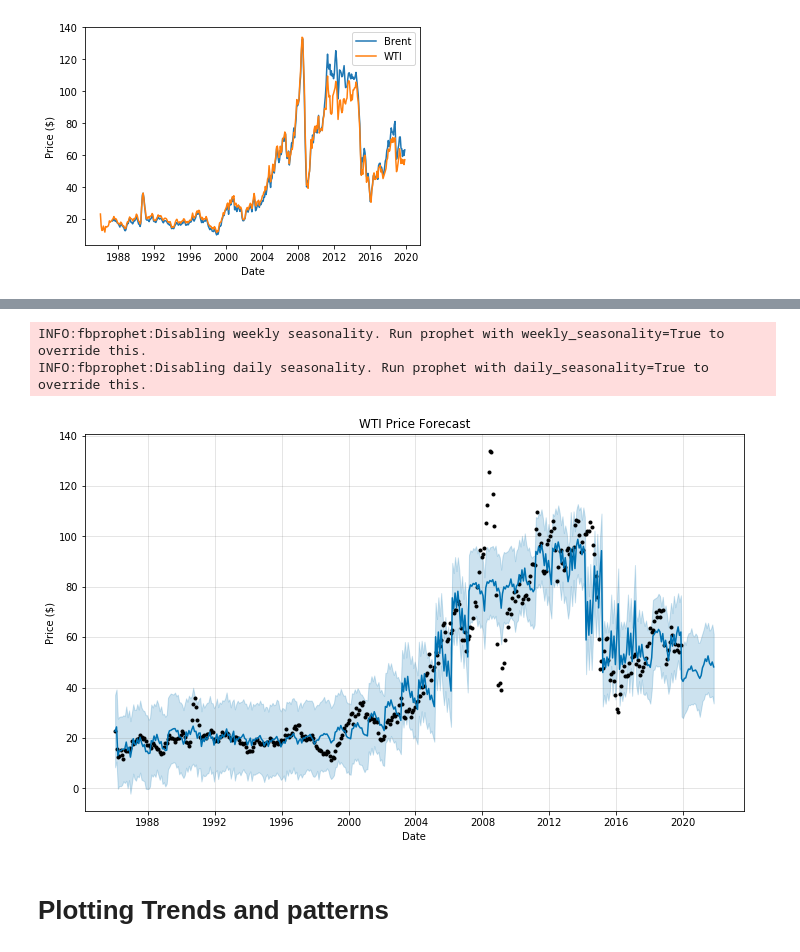
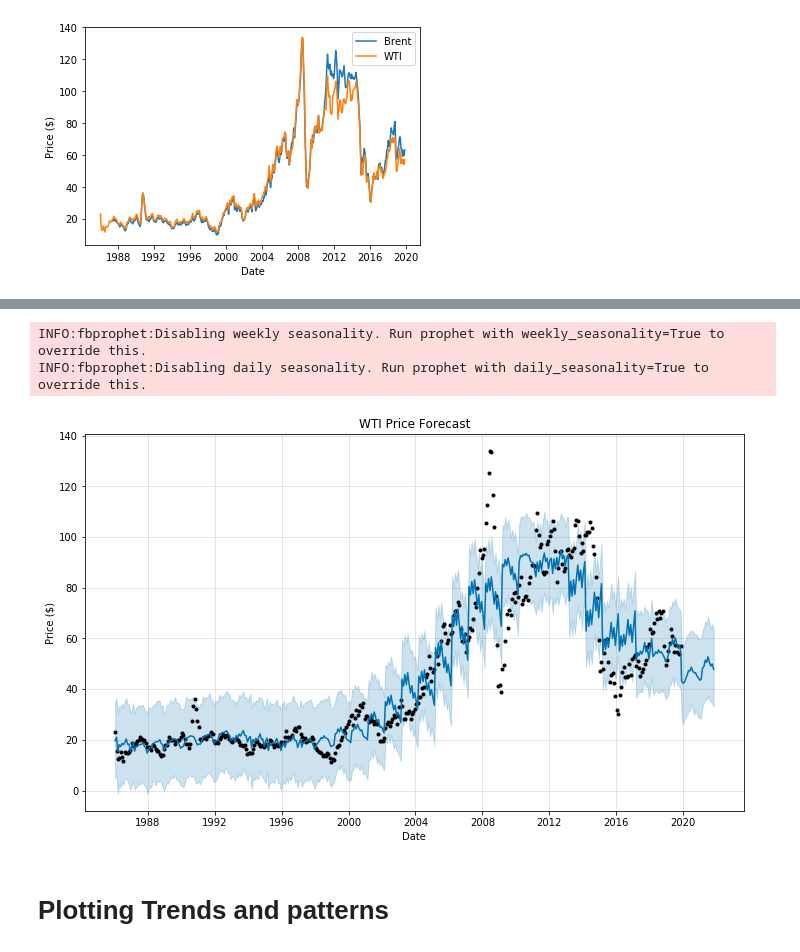
Before and after one commit to stan587/Data-Science-Portfolio, a Jupyter notebook: Time_Series_Oil_Price_Forecast/Time_Series_Forecast_of_Brent_and_WTI.ipynb, the cells around one changed output, grey strips where cells are left out. Saved outputs shown, nothing was run; the diff lists cells and outputs as text; code cells hidden in the pictures.

```diff
--- a/Time_Series_Oil_Price_Forecast/Time_Series_Forecast_of_Brent_and_WTI.ipynb
+++ b/Time_Series_Oil_Price_Forecast/Time_Series_Forecast_of_Brent_and_WTI.ipynb
@@ -128,23 +133,23 @@ INFO:fbprophet:Disabling daily seasonality. Run prophet with daily_seasonality=T
 # %%
 df2_wti = df2_wti.rename(columns={'Date': 'ds', 'Price': 'y'})
-wti_pp = fbprophet.Prophet(changepoint_prior_scale=0.0225)
-wti_pp.add_seasonality(name='Monthly', period=30.5, fourier_order=8)
+wti_pp = fbprophet.Prophet(changepoint_prior_scale=0.01)
+wti_pp.add_seasonality(name='Monthly', period=30.5, fourier_order=4)
 wti_pp.fit(df2_wti)
 
 # Make a future dataframe for 2 years
 wti_forecast = wti_pp.make_future_dataframe(periods=12 * 2, freq='M')
 
 # Make predictions
 wti_forecast = wti_pp.predict(wti_forecast)
 
 
 # Plot Projection
 wti_pp.plot(wti_forecast, xlabel = 'Date', ylabel = 'Price ($)', uncertainty = True)
 plt.title('WTI Price Forecast');
 # %% [output]
 INFO:fbprophet:Disabling weekly seasonality. Run prophet with weekly_seasonality=True to override this.
 INFO:fbprophet:Disabling daily seasonality. Run prophet with daily_seasonality=True to override this.
-[figure, old version]
+[figure, new version]
 # %% [markdown]
 # Plotting Trends and patterns
 # %%
```
Also changed, not shown: parts of 7 cells of this notebook.
